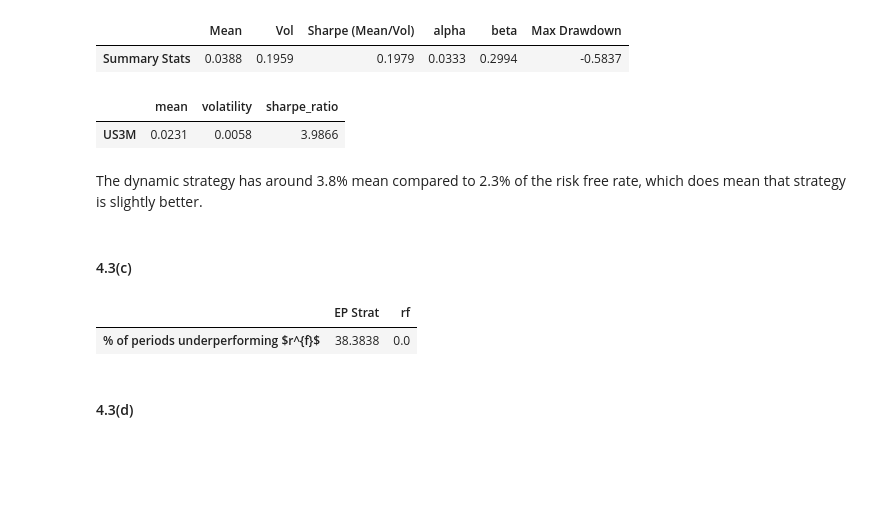
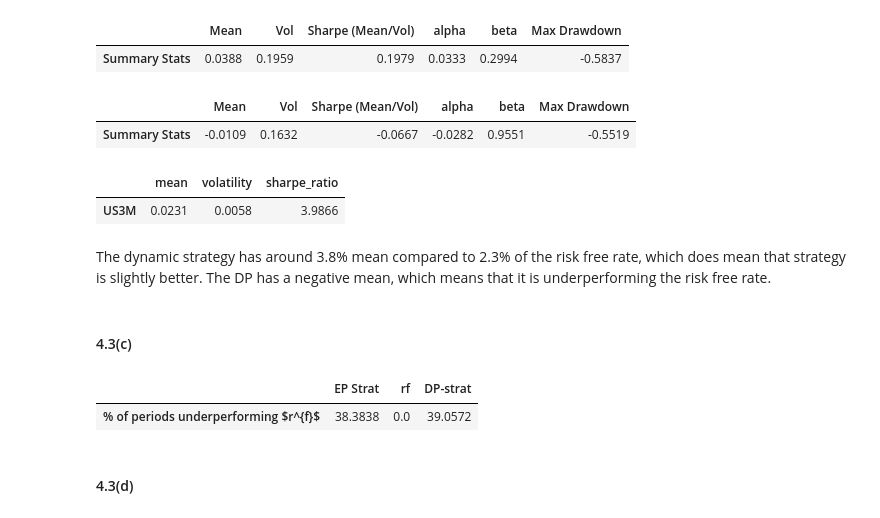
Before and after one commit to alanwake47/finm-36700-portfolio, a Jupyter notebook: week7_hw/hw7_main.ipynb, the cells around one changed output. Cells and saved outputs as stored; diff of their text form; code cells hidden in the pictures; blank space fills up the shorter version.

```diff
--- a/week7_hw/hw7_main.ipynb
+++ b/week7_hw/hw7_main.ipynb
@@ -409,3 +413,6 @@ oos_ep.head()
 | 1998-04-30 | 0.0143 |
 | 1998-05-31 | -0.0225 |
 | 1998-06-30 | 0.0351 |
+# %%
+oos_dp = OOS_strat(signals, ['DP'], 60, 100)
+oos_dp.head()
@@ -433,27 +462,33 @@ summary_stats_bm(oos_ep.loc['2000':'2011']['Strat Returns'], gmo[['SPY']])
 # %% [output]
 |  | Mean | Vol | Sharpe (Mean/Vol) | alpha | beta | Max Drawdown |
 | Summary Stats | 0.0388 | 0.1959 | 0.1979 | 0.0333 | 0.2994 | -0.5837 |
+# %%
+summary_stats_bm(oos_dp.loc['2000':'2011']['Strat Returns'], gmo[['SPY']])
+# %% [output]
+|  | Mean | Vol | Sharpe (Mean/Vol) | alpha | beta | Max Drawdown |
+| Summary Stats | -0.0109 | 0.1632 | -0.0667 | -0.0282 | 0.9551 | -0.5519 |
 # %%
 mean_vol_sharpe(rf.loc['2000':'2011'])
 # %% [output]
 |  | mean | volatility | sharpe_ratio |
 | US3M | 0.0231 | 0.0058 | 3.9866 |
 # %% [markdown]
-The dynamic strategy has around 3.8% mean compared to 2.3% of the risk free rate, which does mean that strategy is slightly better.
+The dynamic strategy has around 3.8% mean compared to 2.3% of the risk free rate, which does mean that strategy is slightly better. The DP has a negative mean, which means that it is underperforming the risk free rate.
 # %% [markdown]
 #### 4.3(c)
 # %%
 r_df_OOS = oos_ep.rename(columns={"Strat Returns": "EP Strat"})
 r_df_OOS['rf'] = rf['US3M']
+r_df_OOS['DP-strat'] = oos_dp['Strat Returns']
 
 df_riskprem2 = pd.DataFrame(data=None, index=[r'% of periods underperforming $r^{f}$'])
 for col in r_df_OOS.columns[:3]:
     df_riskprem2[col] = len(r_df_OOS[r_df_OOS[col] < r_df_OOS['rf']])/len(r_df_OOS) * 100
 
 df_riskprem2
 # %% [output]
-|  | EP Strat | rf |
-| % of periods underperforming $r^{f}$ | 38.3838 | 0.0 |
+|  | EP Strat | rf | DP-strat |
+| % of periods underperforming $r^{f}$ | 38.3838 | 0.0 | 39.0572 |
 # %% [markdown]
 #### 4.3(d)
 # %% [markdown]
```
Also changed, not shown: parts of 11 cells of this notebook, 3 other files.
